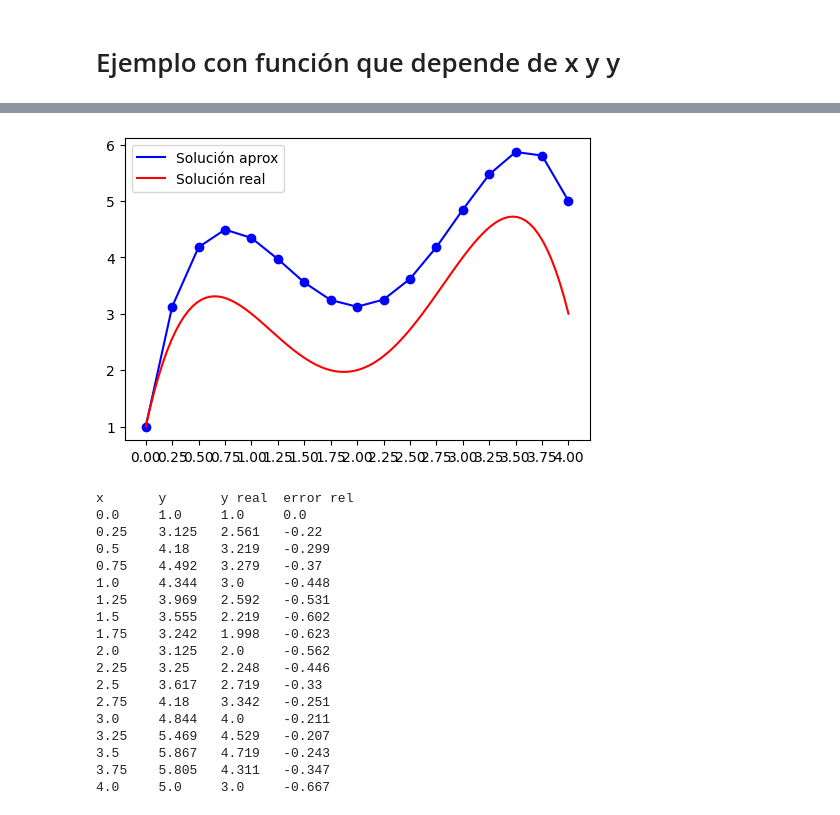
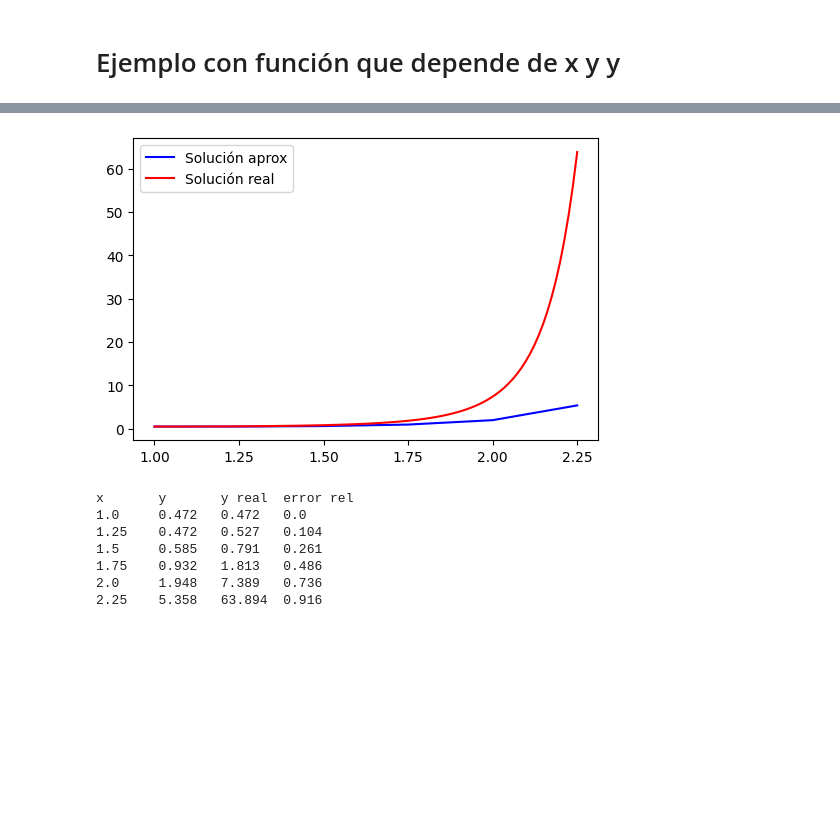
Before and after one commit to gmauricio-toledo/UNISON-teaching, a Jupyter notebook: EDO.ipynb, the cells around one changed output, grey strips where cells are left out. Drawn from its saved outputs; the diff is of its cells as text; code cells hidden in the pictures; blank space fills up the shorter version.

```diff
--- a/EDO.ipynb
+++ b/EDO.ipynb
@@ -138,7 +142,7 @@ x       y       y real  error rel
 # %%
 from edo import EulerEDO, load_example
 
-example = load_example(1)
+example = load_example(4)
 
 a = example['a']
 b = example['b']
@@ -148,10 +152,6 @@ sol = example['sol']
 x0 = example['x0']
 y0 = example['y0']
 
+print(f"a={a}, b={b}, h={h}")
 print(f"f(x,y)={example['function_f']}")
-
-solver = EulerEDO(f,sol=sol)
-solver.fit(a,b,h,x0,y0,method='Euler')
-solver.plot(plot_nodes=True)
-solver.table()
 # %% [output]
@@ -178,27 +160,14 @@ x       y       y real  error rel
 # %%
-from edo import EulerEDO
-
 solver = EulerEDO(f,sol=sol)
 solver.fit(a,b,h,x0,y0,method='Euler')
-solver.plot(plot_nodes=True)
+solver.plot(plot_nodes=False)
 solver.table()
 # %% [output]
-[figure, old version]
+[figure, new version]
 x       y       y real  error rel
-0.0     1.0     1.0     0.0
-0.25    3.125   2.561   -0.22
-0.5     4.18    3.219   -0.299
-0.75    4.492   3.279   -0.37
-1.0     4.344   3.0     -0.448
-1.25    3.969   2.592   -0.531
-1.5     3.555   2.219   -0.602
-1.75    3.242   1.998   -0.623
-2.0     3.125   2.0     -0.562
-2.25    3.25    2.248   -0.446
-2.5     3.617   2.719   -0.33
-2.75    4.18    3.342   -0.251
-3.0     4.844   4.0     -0.211
-3.25    5.469   4.529   -0.207
-3.5     5.867   4.719   -0.243
-3.75    5.805   4.311   -0.347
-4.0     5.0     3.0     -0.667
+1.0     0.472   0.472   0.0
+1.25    0.472   0.527   0.104
+1.5     0.585   0.791   0.261
+1.75    0.932   1.813   0.486
+2.0     1.948   7.389   0.736
+2.25    5.358   63.894  0.916
```
Also changed, not shown: parts of 8 cells of this notebook, 1 other file.
